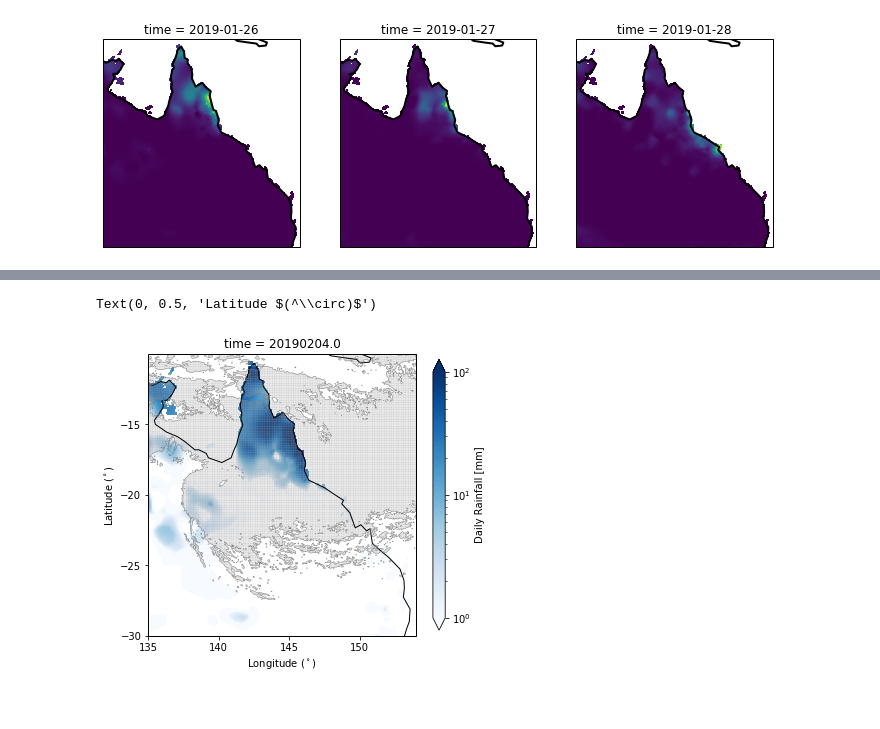
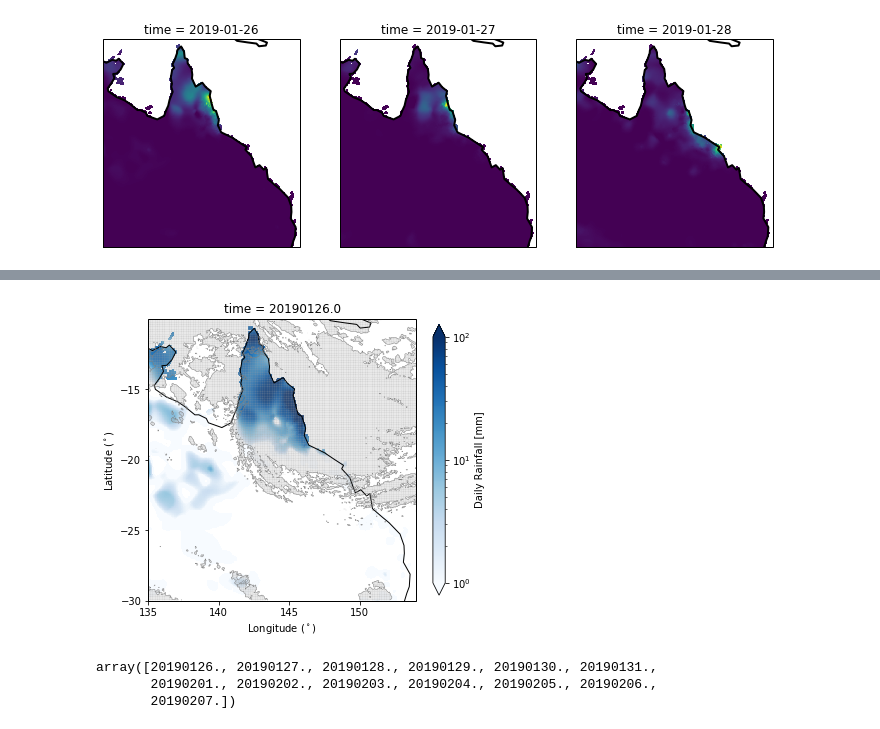
Before and after one commit to AmyLennard/Himawari_Hackathon, a Jupyter notebook: Compare_Him_AWAP.ipynb, the cells around one changed output, grey strips where cells are left out. Saved outputs shown, nothing was run; the diff lists cells and outputs as text; code cells hidden in the pictures.

```diff
--- a/Compare_Him_AWAP.ipynb
+++ b/Compare_Him_AWAP.ipynb
@@ -145,23 +151,25 @@ bounds=np.arange(-1, 1, 3).tolist()
 # %%
-# plot mask on awap
-awap_lat = awap['latitude'].data
-awap_lon = awap['longitude'].data
-him4['mask']=him4['mask']*1
-mask_resamp = him4.mask.interp(lat = awap_lat, lon = awap_lon)
-# plot contour over awap
-fig = plt.figure(figsize=(6,6))
-ax = fig.add_subplot(projection=ccrs.PlateCarree())
-awap['rain_day'].isel(time=0).plot(ax=ax,transform=ccrs.PlateCarree(),cmap="Blues",\
+def plot_timestep(i):
+    fig = plt.figure(figsize=(6,6))
+    ax = fig.add_subplot(projection=ccrs.PlateCarree())
+    awap['rain_day'].isel(time=i).plot(ax=ax,transform=ccrs.PlateCarree(),cmap="Blues",\
                                    norm=colors.LogNorm(vmin=1,vmax=100),cbar_kwargs={"shrink":0.83}) # don't plot colorbar
-mask_resamp.isel(time=10).plot(ax=ax,transform=ccrs.PlateCarree(),cmap=mask_cmap,add_colorbar=False)
-mask_resamp.isel(time=10).plot.contour(ax=ax,transform=ccrs.PlateCarree(),levels=1,colors="grey",linewidths=0.5)
+    mask_resamp.isel(time=i).plot(ax=ax,transform=ccrs.PlateCarree(),cmap=mask_cmap,add_colorbar=False)
+    mask_resamp.isel(time=i).plot.contour(ax=ax,transform=ccrs.PlateCarree(),levels=1,colors="grey",linewidths=0.5)
 
-ax.coastlines(linewidth=1)
-ax.set_extent([lon0,lon1,lat1,lat0])
-ax.set_xticks([i for i in np.arange(lon0,lon1,5)],crs=ccrs.PlateCarree())
-ax.set_yticks([i for i in np.arange(lat1,lat0,5)],crs=ccrs.PlateCarree())
-ax.set_xlabel("Longitude $(^\circ)$")
-ax.set_ylabel("Latitude $(^\circ)$")
+    ax.coastlines(linewidth=1)
+    ax.set_extent([lon0,lon1,lat1,lat0])
+    ax.set_xticks([i for i in np.arange(lon0,lon1,5)],crs=ccrs.PlateCarree())
+    ax.set_yticks([i for i in np.arange(lat1,lat0,5)],crs=ccrs.PlateCarree())
+    ax.set_xlabel("Longitude $(^\circ)$")
+    ax.set_ylabel("Latitude $(^\circ)$")
-# %% [output]
-Text(0, 0.5, 'Latitude $(^\\circ)$')
-[figure, removed]
+# %%
+plot_timestep(0)
+# %% [output]
+[figure, added]
+# %%
+mask_resamp['time'].values
+# %% [output]
+array([20190126., 20190127., 20190128., 20190129., 20190130., 20190131.,
+       20190201., 20190202., 20190203., 20190204., 20190205., 20190206.,
+       20190207.])
```
Also changed, not shown: parts of 7 cells of this notebook.
